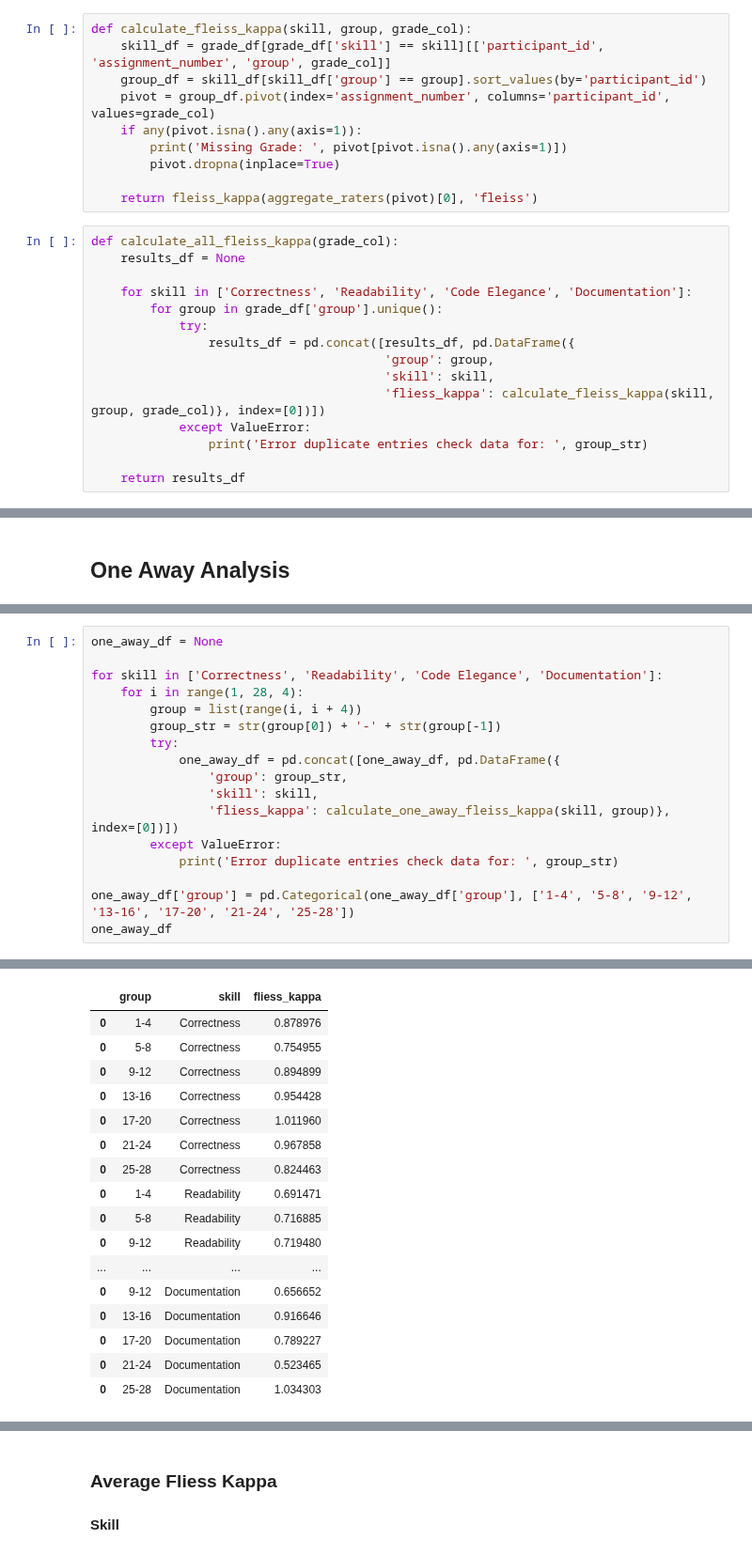
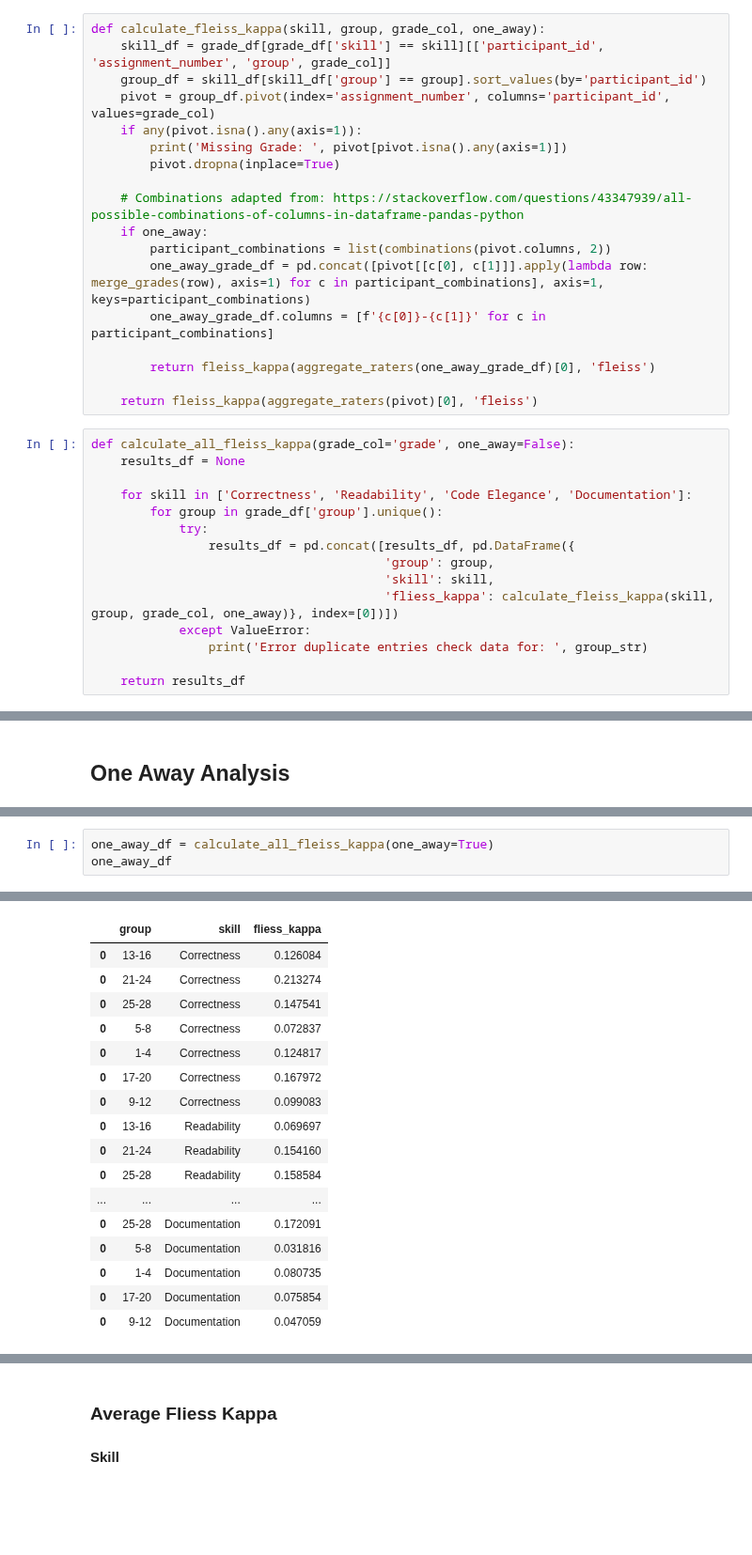
Before and after one commit to m-messer/Consistency_In_Grading_Analysis, a Jupyter notebook: grades_analysis.ipynb, the cells around one changed output, grey strips where cells are left out. Shown at 94% size. Drawn from its saved outputs; the diff is of its cells as text; blank space fills up the shorter version.

```diff
--- a/grades_analysis.ipynb
+++ b/grades_analysis.ipynb
@@ -74,5 +80,5 @@ grade_df
 # %%
-def calculate_fleiss_kappa(skill, group, grade_col):
+def calculate_fleiss_kappa(skill, group, grade_col, one_away):
     skill_df = grade_df[grade_df['skill'] == skill][['participant_id', 'assignment_number', 'group', grade_col]]
     group_df = skill_df[skill_df['group'] == group].sort_values(by='participant_id')
     pivot = group_df.pivot(index='assignment_number', columns='participant_id', values=grade_col)
@@ -80,9 +86,17 @@ def calculate_fleiss_kappa(skill, group, grade_col):
         print('Missing Grade: ', pivot[pivot.isna().any(axis=1)])
         pivot.dropna(inplace=True)
 
+    # Combinations adapted from: https://stackoverflow.com/questions/43347939/all-possible-combinations-of-columns-in-dataframe-pandas-python
+    if one_away:
+        participant_combinations = list(combinations(pivot.columns, 2))
+        one_away_grade_df = pd.concat([pivot[[c[0], c[1]]].apply(lambda row: merge_grades(row), axis=1) for c in participant_combinations], axis=1, keys=participant_combinations)
+        one_away_grade_df.columns = [f'{c[0]}-{c[1]}' for c in participant_combinations]
+
+        return fleiss_kappa(aggregate_raters(one_away_grade_df)[0], 'fleiss')
+
     return fleiss_kappa(aggregate_raters(pivot)[0], 'fleiss')
 # %%
-def calculate_all_fleiss_kappa(grade_col):
+def calculate_all_fleiss_kappa(grade_col='grade', one_away=False):
     results_df = None
 
     for skill in ['Correctness', 'Readability', 'Code Elegance', 'Documentation']:
@@ -91,7 +105,7 @@ def calculate_all_fleiss_kappa(grade_col):
                 results_df = pd.concat([results_df, pd.DataFrame({
                                         'group': group,
                                         'skill': skill,
-                                        'fliess_kappa': calculate_fleiss_kappa(skill, group, grade_col)}, index=[0])])
+                                        'fliess_kappa': calculate_fleiss_kappa(skill, group, grade_col, one_away)}, index=[0])])
             except ValueError:
                 print('Error duplicate entries check data for: ', group_str)
 
@@ -250,18 +194,4 @@ assignment_number
 # %%
-one_away_df = None
-
-for skill in ['Correctness', 'Readability', 'Code Elegance', 'Documentation']:
-    for i in range(1, 28, 4):
-        group = list(range(i, i + 4))
-        group_str = str(group[0]) + '-' + str(group[-1])
-        try:
-            one_away_df = pd.concat([one_away_df, pd.DataFrame({
-                'group': group_str,
-                'skill': skill,
-                'fliess_kappa': calculate_one_away_fleiss_kappa(skill, group)}, index=[0])])
-        except ValueError:
-            print('Error duplicate entries check data for: ', group_str)
-
-one_away_df['group'] = pd.Categorical(one_away_df['group'], ['1-4', '5-8', '9-12', '13-16', '17-20', '21-24', '25-28'])
+one_away_df = calculate_all_fleiss_kappa(one_away=True)
 one_away_df
 # %% [output]
@@ -268,20 +212,20 @@ one_away_df
 |  | group | skill | fliess_kappa |
-| 0 | 1-4 | Correctness | 0.878976 |
-| 0 | 5-8 | Correctness | 0.754955 |
-| 0 | 9-12 | Correctness | 0.894899 |
-| 0 | 13-16 | Correctness | 0.954428 |
-| 0 | 17-20 | Correctness | 1.011960 |
-| 0 | 21-24 | Correctness | 0.967858 |
-| 0 | 25-28 | Correctness | 0.824463 |
-| 0 | 1-4 | Readability | 0.691471 |
-| 0 | 5-8 | Readability | 0.716885 |
-| 0 | 9-12 | Readability | 0.719480 |
+| 0 | 13-16 | Correctness | 0.126084 |
+| 0 | 21-24 | Correctness | 0.213274 |
+| 0 | 25-28 | Correctness | 0.147541 |
+| 0 | 5-8 | Correctness | 0.072837 |
+| 0 | 1-4 | Correctness | 0.124817 |
+| 0 | 17-20 | Correctness | 0.167972 |
+| 0 | 9-12 | Correctness | 0.099083 |
+| 0 | 13-16 | Readability | 0.069697 |
+| 0 | 21-24 | Readability | 0.154160 |
+| 0 | 25-28 | Readability | 0.158584 |
 | ... | ... | ... | ... |
-| 0 | 9-12 | Documentation | 0.656652 |
-| 0 | 13-16 | Documentation | 0.916646 |
-| 0 | 17-20 | Documentation | 0.789227 |
-| 0 | 21-24 | Documentation | 0.523465 |
-| 0 | 25-28 | Documentation | 1.034303 |
+| 0 | 25-28 | Documentation | 0.172091 |
+| 0 | 5-8 | Documentation | 0.031816 |
+| 0 | 1-4 | Documentation | 0.080735 |
+| 0 | 17-20 | Documentation | 0.075854 |
+| 0 | 9-12 | Documentation | 0.047059 |
 # %%
 one_away_pivot = one_away_df.sort_values(by='group').pivot(index='group', columns='skill', values='fliess_kappa')
 one_away_pivot
```
Also changed, not shown: parts of 26 cells of this notebook.
